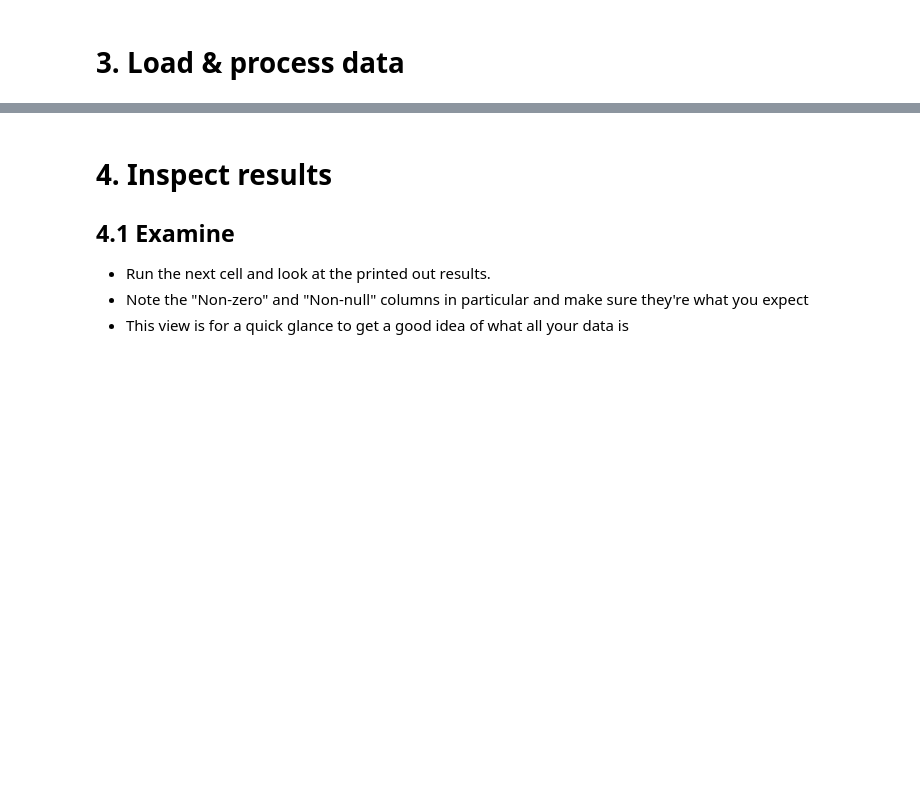
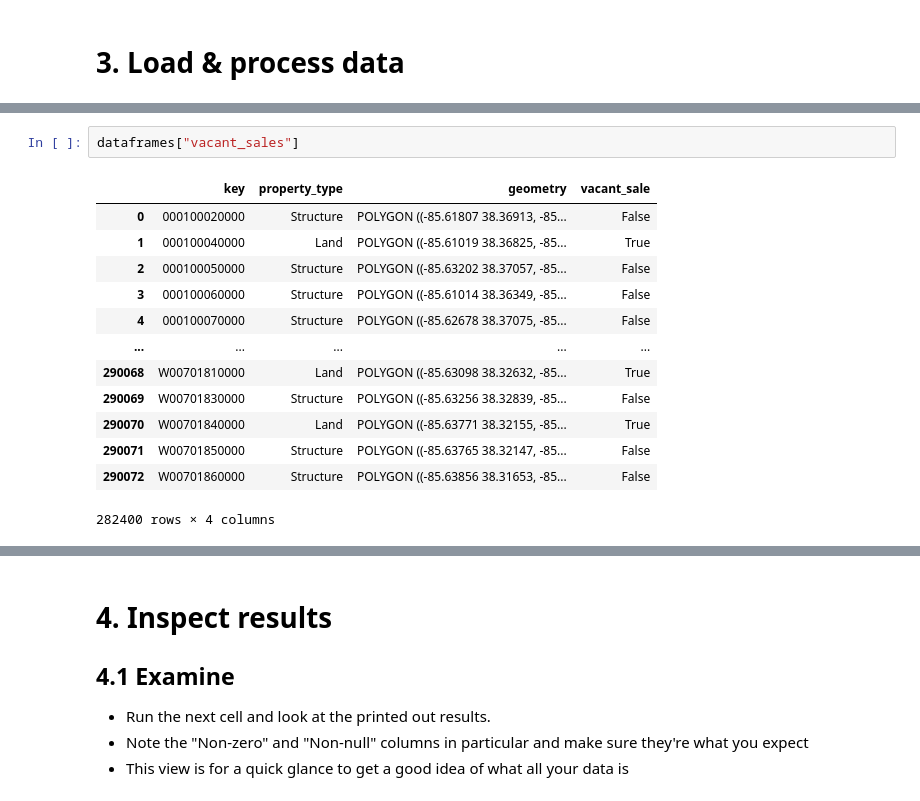
Before and after one commit to larsiusprime/openavmkit, a Jupyter notebook: notebooks/pipeline/01-assemble.ipynb, the cells around one changed output, grey strips where cells are left out. Drawn from its saved outputs; the diff is of its cells as text; blank space fills up the shorter version.

```diff
--- a/notebooks/pipeline/01-assemble.ipynb
+++ b/notebooks/pipeline/01-assemble.ipynb
@@ -95,3 +153,19 @@ dataframes = from_checkpoint("1-assemble-01-load_dataframes", load_dataframes,
+# %%
+dataframes["vacant_sales"]
+# %% [output]
+|  | key | property_type | geometry | vacant_sale |
+| 0 | 000100020000 | Structure | POLYGON ((-85.61807 38.36913, -85... | False |
+| 1 | 000100040000 | Land | POLYGON ((-85.61019 38.36825, -85... | True |
+| 2 | 000100050000 | Structure | POLYGON ((-85.63202 38.37057, -85... | False |
+| 3 | 000100060000 | Structure | POLYGON ((-85.61014 38.36349, -85... | False |
+| 4 | 000100070000 | Structure | POLYGON ((-85.62678 38.37075, -85... | False |
+| ... | ... | ... | ... | ... |
+| 290068 | W00701810000 | Land | POLYGON ((-85.63098 38.32632, -85... | True |
+| 290069 | W00701830000 | Structure | POLYGON ((-85.63256 38.32839, -85... | False |
+| 290070 | W00701840000 | Land | POLYGON ((-85.63771 38.32155, -85... | True |
+| 290071 | W00701850000 | Structure | POLYGON ((-85.63765 38.32147, -85... | False |
+| 290072 | W00701860000 | Structure | POLYGON ((-85.63856 38.31653, -85... | False |
+282400 rows × 4 columns
 # %%
 # assemble our data
 sales_univ_pair = from_checkpoint("1-assemble-02-process_data", process_data,
```
Also changed, not shown: parts of 12 cells of this notebook, 2 other files.
